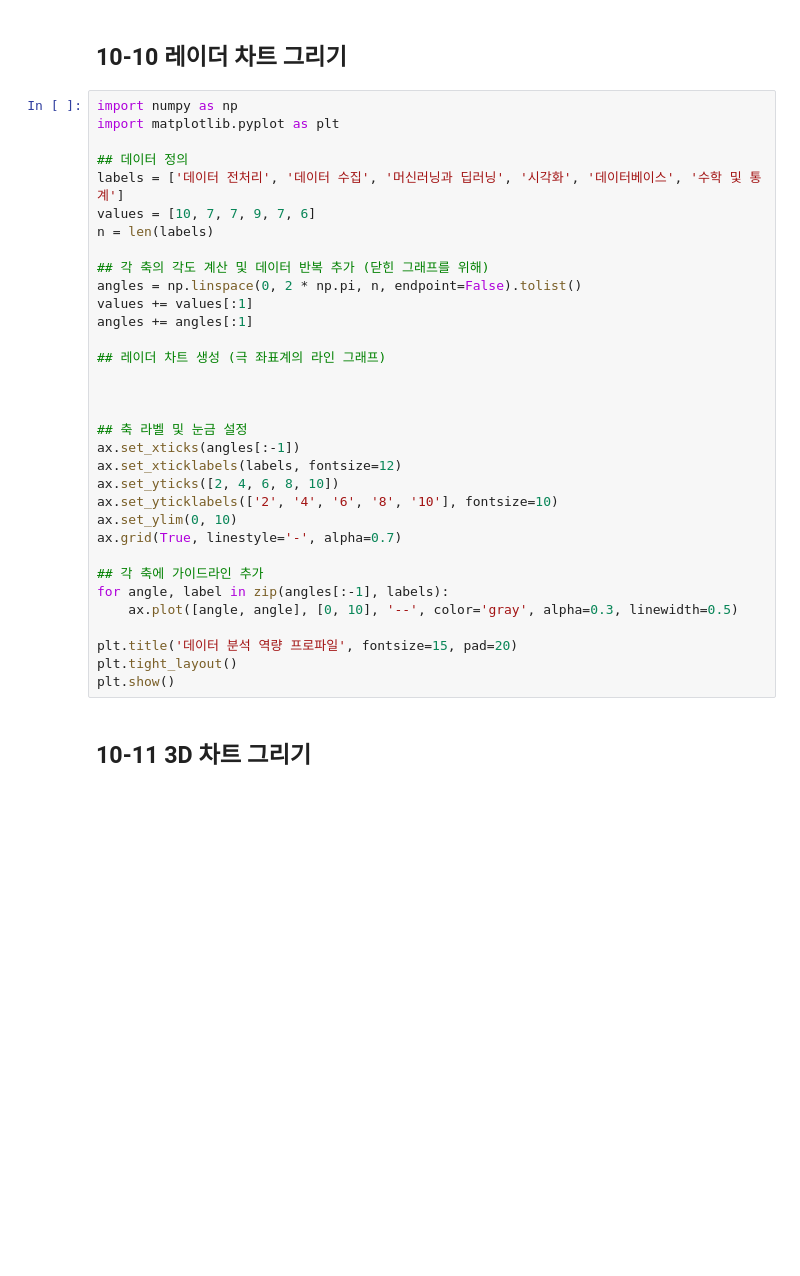
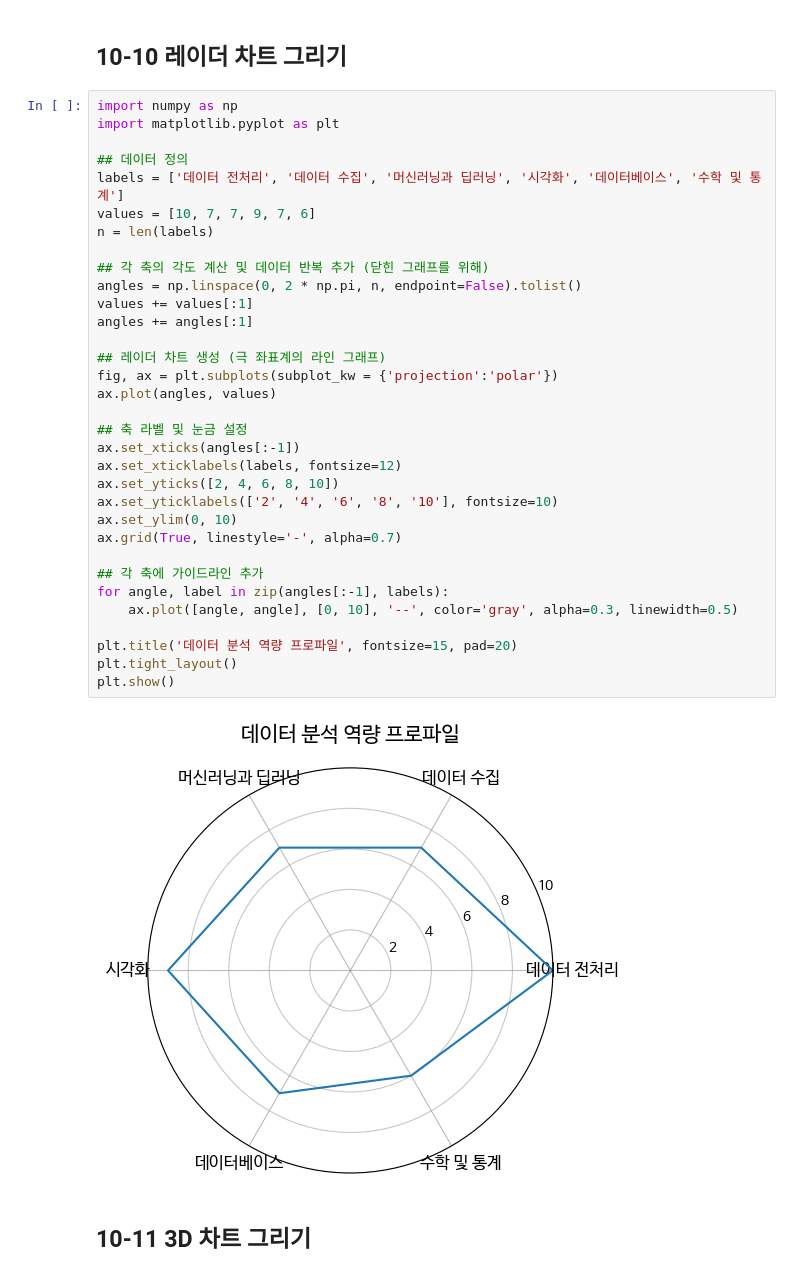
Before and after one commit to minklee26/Data-Analysis-with-Open-Source, a Jupyter notebook: 오픈소스_데이터_분석_10강_수정.ipynb, the cells around one changed output. Saved outputs shown, nothing was run; the diff lists cells and outputs as text; blank space fills up the shorter version.

```diff
--- a/오픈소스_데이터_분석_10강_수정.ipynb
+++ b/오픈소스_데이터_분석_10강_수정.ipynb
@@ -218,35 +219,37 @@ plt.show()
 import numpy as np
 import matplotlib.pyplot as plt
 
 ## 데이터 정의
 labels = ['데이터 전처리', '데이터 수집', '머신러닝과 딥러닝', '시각화', '데이터베이스', '수학 및 통계']
 values = [10, 7, 7, 9, 7, 6]
 n = len(labels)
 
 ## 각 축의 각도 계산 및 데이터 반복 추가 (닫힌 그래프를 위해)
 angles = np.linspace(0, 2 * np.pi, n, endpoint=False).tolist()
 values += values[:1]
 angles += angles[:1]
 
 ## 레이더 차트 생성 (극 좌표계의 라인 그래프)
-
-
+fig, ax = plt.subplots(subplot_kw = {'projection':'polar'})
+ax.plot(angles, values)
 
 ## 축 라벨 및 눈금 설정
 ax.set_xticks(angles[:-1])
 ax.set_xticklabels(labels, fontsize=12)
 ax.set_yticks([2, 4, 6, 8, 10])
 ax.set_yticklabels(['2', '4', '6', '8', '10'], fontsize=10)
 ax.set_ylim(0, 10)
 ax.grid(True, linestyle='-', alpha=0.7)
 
 ## 각 축에 가이드라인 추가
 for angle, label in zip(angles[:-1], labels):
     ax.plot([angle, angle], [0, 10], '--', color='gray', alpha=0.3, linewidth=0.5)
 
 plt.title('데이터 분석 역량 프로파일', fontsize=15, pad=20)
 plt.tight_layout()
 plt.show()
+# %% [output]
+[figure, added]
 # %% [markdown]
 ## 10-11 3D 차트 그리기
 # %%
```
Also changed, not shown: parts of 22 cells of this notebook.
